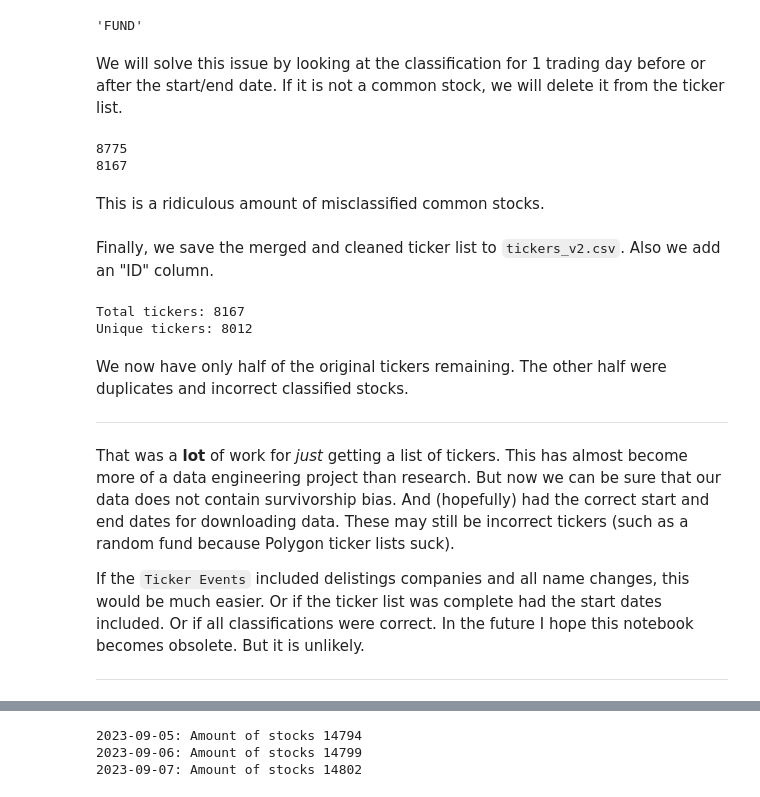
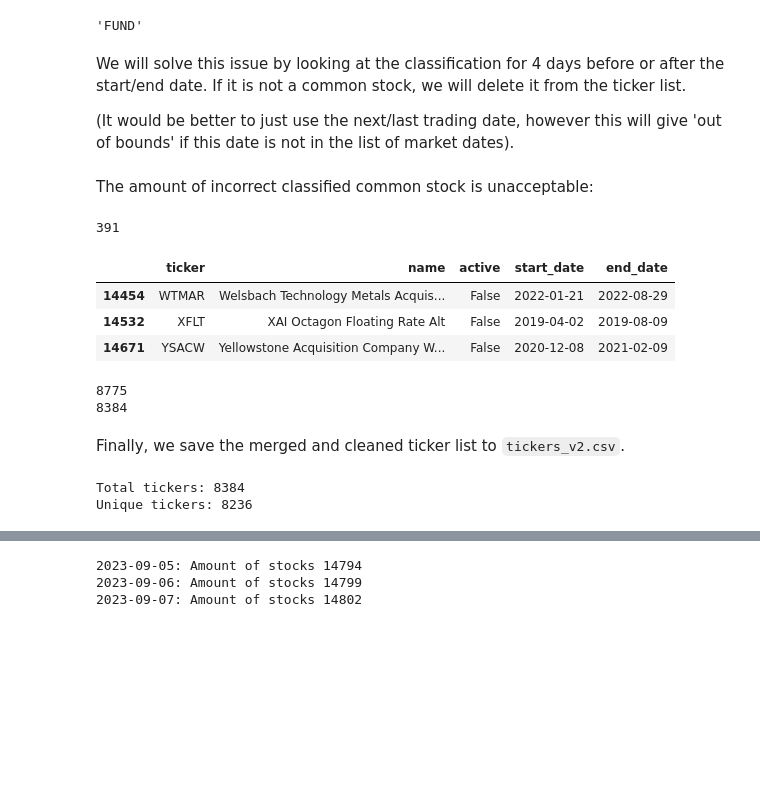
Before and after one commit to shinathan/polygon.io-stock-database, a Jupyter notebook: 03_tickers.ipynb, the cells around one changed output, grey strips where cells are left out. Saved outputs shown, nothing was run; the diff lists cells and outputs as text; code cells hidden in the pictures; blank space fills up the shorter version.

Commit message:
Updating now works up until notebook #6

```diff
--- a/03_tickers.ipynb
+++ b/03_tickers.ipynb
@@ -705,5 +722,7 @@ client.get_ticker_details(ticker="ACP", date = "2019-04-01").type
 # %% [output]
 'FUND'
 # %% [markdown]
-We will solve this issue by looking at the classification for 1 trading day before or after the start/end date. If it is not a common stock, we will delete it from the ticker list.
+We will solve this issue by looking at the classification for 4 days before or after the start/end date. If it is not a common stock, we will delete it from the ticker list.
+
+(It would be better to just use the next/last trading date, however this will give 'out of bounds' if this date is not in the list of market dates).
 # %%
@@ -710,26 +730,45 @@ We will solve this issue by looking at the classification for 1 trading day befo
 tickers_v1["ID"] = tickers_v1["ticker"] + '-' + tickers_v1["start_date"].astype(str)
 # %%
-### (OPTIONAL, TAKE A LONG TIME)
+### (OPTIONAL)
 IDs_to_remove = []
 for index, row in tickers_v1.copy().iterrows():
     try:
         # The get_ticker_details is extremely slow.
-        type_before_start = client.get_ticker_details(ticker=row['ticker'], date = row['start_date']).type
-        type_after_end = client.get_ticker_details(ticker=row['ticker'], date = row['end_date']).type
+        day_before_start = row['start_date'] - timedelta(days=4) # To take care of weekends & holidays.
+        type_before_start = client.get_ticker_details(ticker=row['ticker'], date = day_before_start).type
     except Exception as e:
-        repr(e)
-        continue
+        type_before_start = 'CS'
 
-    print(index)
+    try:
+        day_after_end = row['end_date'] + timedelta(days=4) # To take care of weekends & holidays.
+        type_after_end = client.get_ticker_details(ticker=row['ticker'], date = day_after_end).type
+    except Exception as e:
+        type_after_end = 'CS'
 
-    if type_before_start != 'CS' or type_after_end != 'CS':
+    # Apparently an ordinary share is the same as a common stock... Also do not forget ADRCs!
+    if type_before_start not in ['CS', 'ADRC', 'OS', None] or type_after_end not in ['CS', 'ADRC', 'OS', None]:
         IDs_to_remove.append(row['ID'])
+        print(row['ID'])
 
-# Write to file. We need this later to make updating easier.
+# Write to file. We need this later to make updating easier. Else we would have to do 25k-50k requests every time we update.
 import csv
 with open(POLYGON_DATA_PATH + f'raw/IDs_to_remove.csv', 'w') as file:
     writer = csv.writer(file)
     writer.writerow(IDs_to_remove)
+# %% [markdown]
+The amount of incorrect classified common stock is unacceptable:
+# %%
+### (OPTIONAL)
+incorrect_classified = tickers_v1[tickers_v1['ID'].isin(IDs_to_remove)]
+print(len(incorrect_classified))
+incorrect_classified.to_csv("../data/incorrect_classified.csv")
+incorrect_classified.tail(3)[['ticker', 'name', 'active', 'start_date', 'end_date']]
+# %% [output]
+391
+|  | ticker | name | active | start_date | end_date |
+| 14454 | WTMAR | Welsbach Technology Metals Acquis... | False | 2022-01-21 | 2022-08-29 |
+| 14532 | XFLT | XAI Octagon Floating Rate Alt | False | 2019-04-02 | 2019-08-09 |
+| 14671 | YSACW | Yellowstone Acquisition Company W... | False | 2020-12-08 | 2021-02-09 |
 # %%
 ###
 with open(POLYGON_DATA_PATH + f'raw/IDs_to_remove.csv', 'r') as file:
@@ -742,11 +781,9 @@ tickers_v1.reset_index(inplace=True, drop=True)
 print(len(tickers_v1))
 # %% [output]
 8775
-8167
+8384
-# %% [markdown]
-This is a ridiculous amount of misclassified common stocks.
 # %% [markdown]
-Finally, we save the merged and cleaned ticker list to <code>tickers_v2.csv</code>. Also we add an "ID" column.
+Finally, we save the merged and cleaned ticker list to <code>tickers_v2.csv</code>.
 # %%
 ###
 print(f"Total tickers: {len(tickers_v1)}")
@@ -756,17 +793,7 @@ tickers_v1 = tickers_v1.reset_index(drop=True)
 tickers_v1 = tickers_v1[["ID", "ticker", "name", "active", "start_date", "end_date", "type", "cik", "composite_figi"]]
 tickers_v1.to_csv("../data/tickers_v2.csv")
 # %% [output]
-Total tickers: 8167
-Unique tickers: 8012
+Total tickers: 8384
+Unique tickers: 8236
-# %% [markdown]
-We now have only half of the original tickers remaining. The other half were duplicates and incorrect classified stocks.
-
----
-
-That was a **lot** of work for *just* getting a list of tickers. This has almost become more of a data engineering project than research. But now we can be sure that our data does not contain survivorship bias. And (hopefully) had the correct start and end dates for downloading data. These may still be incorrect tickers (such as a random fund because Polygon ticker lists suck).
-
-If the <code>Ticker Events</code> included delistings companies and all name changes, this would be much easier. Or if the ticker list was complete had the start dates included. Or if all classifications were correct. In the future I hope this notebook becomes obsolete. But it is unlikely.
-
----
 # %% [markdown]
 # 3.7 Updates
```
Also changed, not shown: parts of 11 cells of this notebook, 7 other files.
